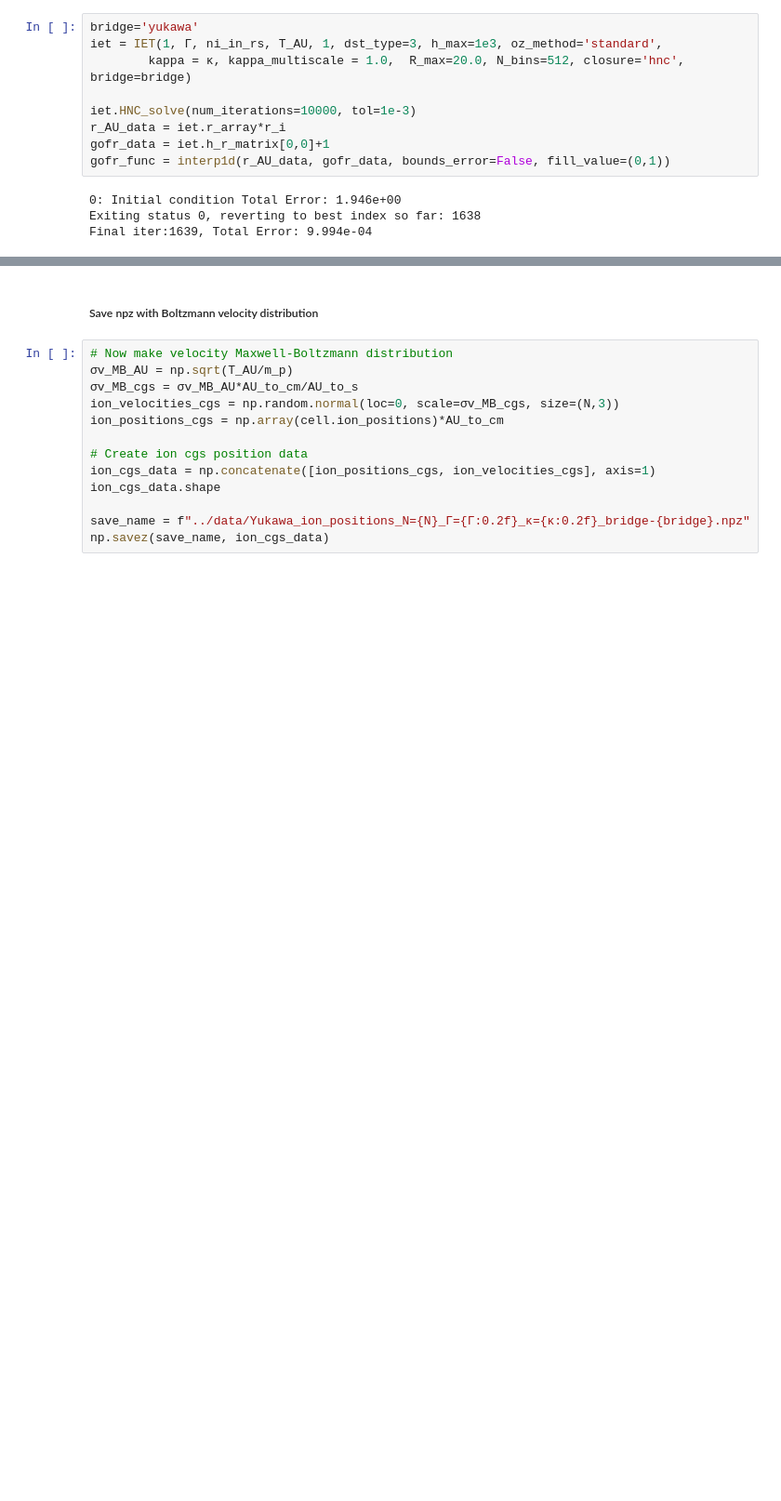
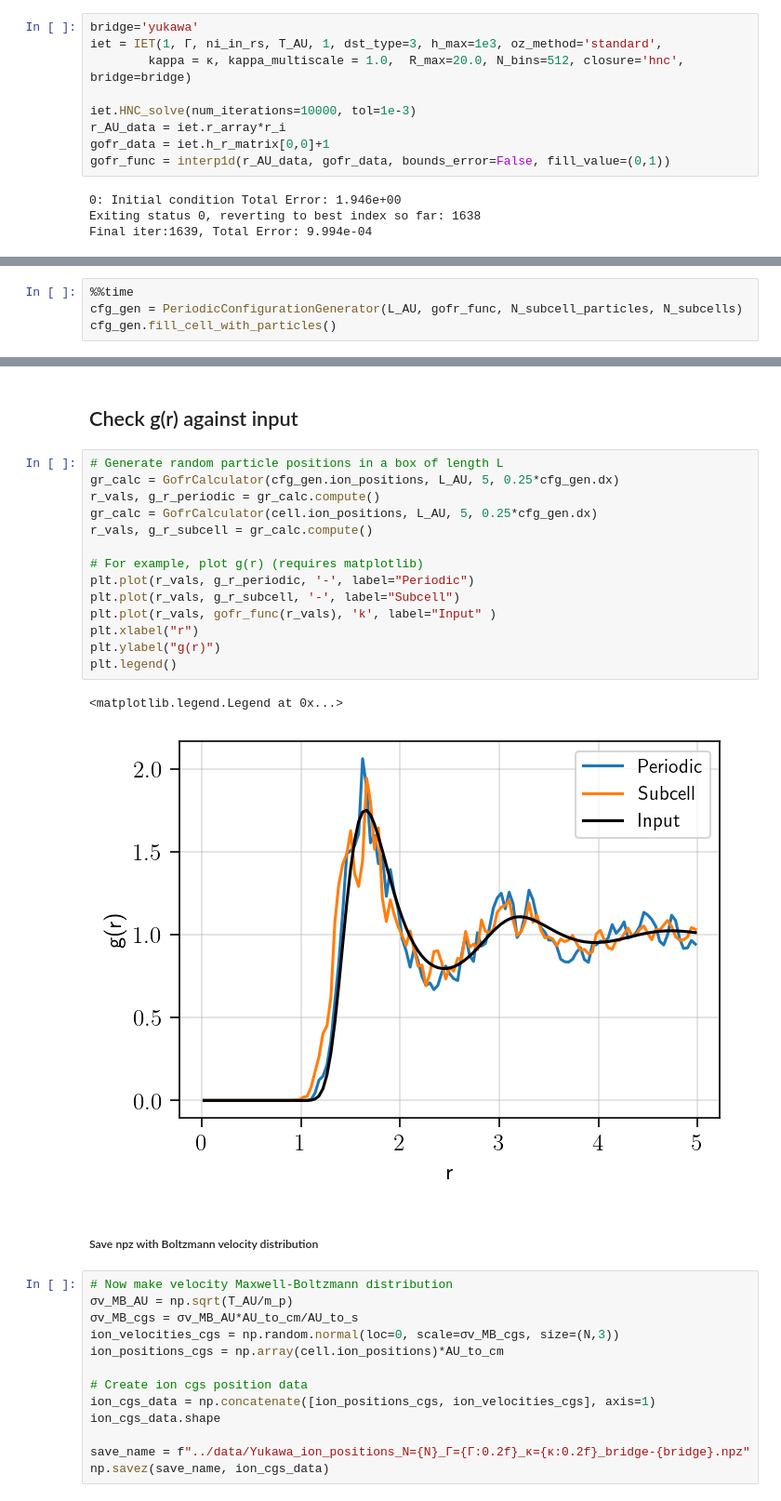
Before and after one commit to ZachAJohnson/CorrelatedConfigurations, a Jupyter notebook: examples/Yukawa_example.ipynb, the cells around one changed output, grey strips where cells are left out. Shown: that part at 93% size. Drawn from its saved outputs; the diff is of its cells as text; blank space fills up the shorter version.

```diff
--- a/examples/Yukawa_example.ipynb
+++ b/examples/Yukawa_example.ipynb
@@ -116,0 +139,4 @@ Created 5x5x5 = 125 subcells
+# %%
+%%time
+cfg_gen = PeriodicConfigurationGenerator(L_AU, gofr_func, N_subcell_particles, N_subcells)
+cfg_gen.fill_cell_with_particles()
@@ -117,3 +147,22 @@ Created 5x5x5 = 125 subcells
+# %% [markdown]
+## Check g(r) against input
+# %%
+# Generate random particle positions in a box of length L
+gr_calc = GofrCalculator(cfg_gen.ion_positions, L_AU, 5, 0.25*cfg_gen.dx)
+r_vals, g_r_periodic = gr_calc.compute()
+gr_calc = GofrCalculator(cell.ion_positions, L_AU, 5, 0.25*cfg_gen.dx)
+r_vals, g_r_subcell = gr_calc.compute()
+
+# For example, plot g(r) (requires matplotlib)
+plt.plot(r_vals, g_r_periodic, '-', label="Periodic")
+plt.plot(r_vals, g_r_subcell, '-', label="Subcell")
+plt.plot(r_vals, gofr_func(r_vals), 'k', label="Input" )
+plt.xlabel("r")
+plt.ylabel("g(r)")
+plt.legend()
+# %% [output]
+<matplotlib.legend.Legend at 0x...>
+[figure, added]
 # %% [markdown]
 ##### Save npz with Boltzmann velocity distribution
 # %%
```
Also changed, not shown: parts of 12 cells of this notebook, 2 other files.
